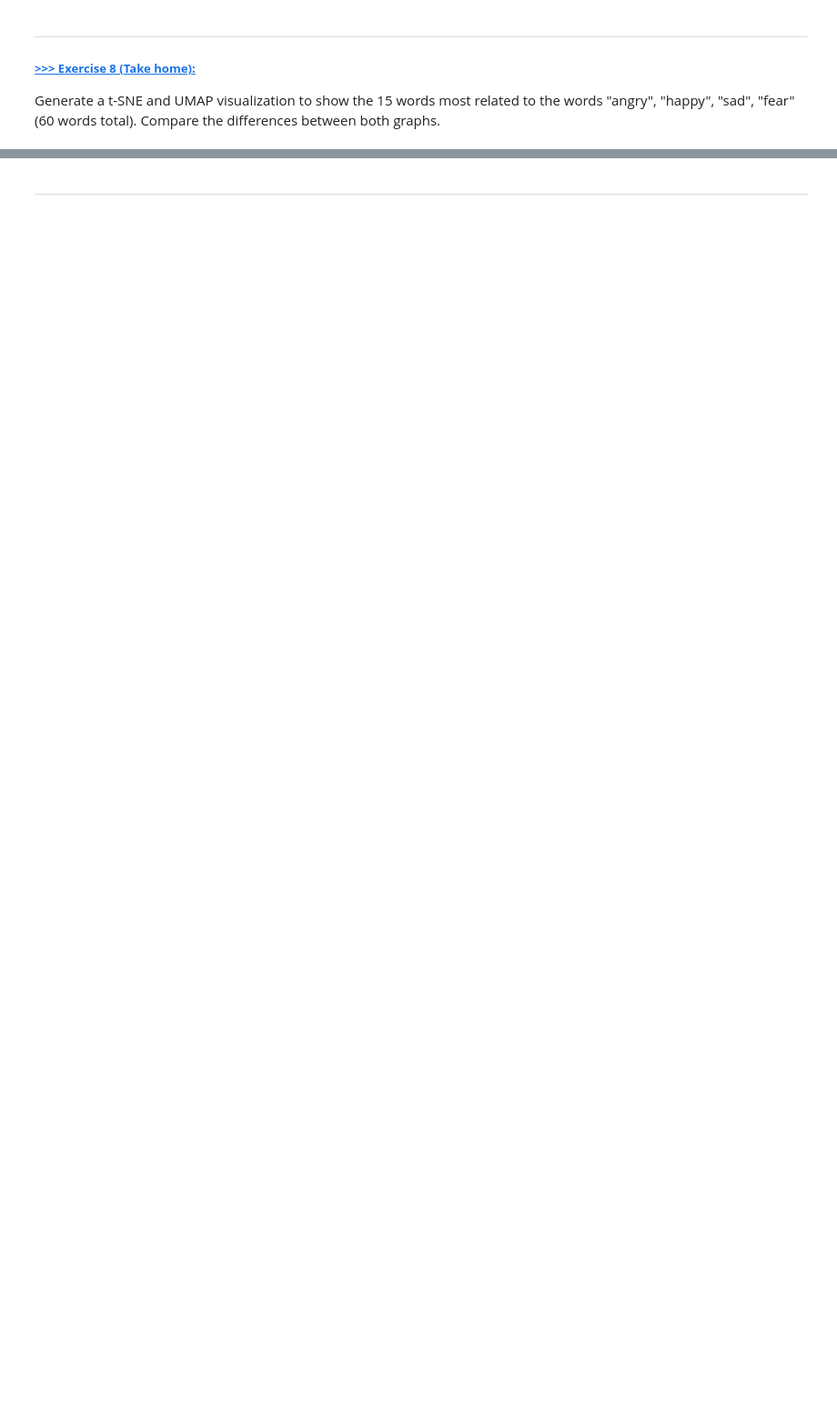
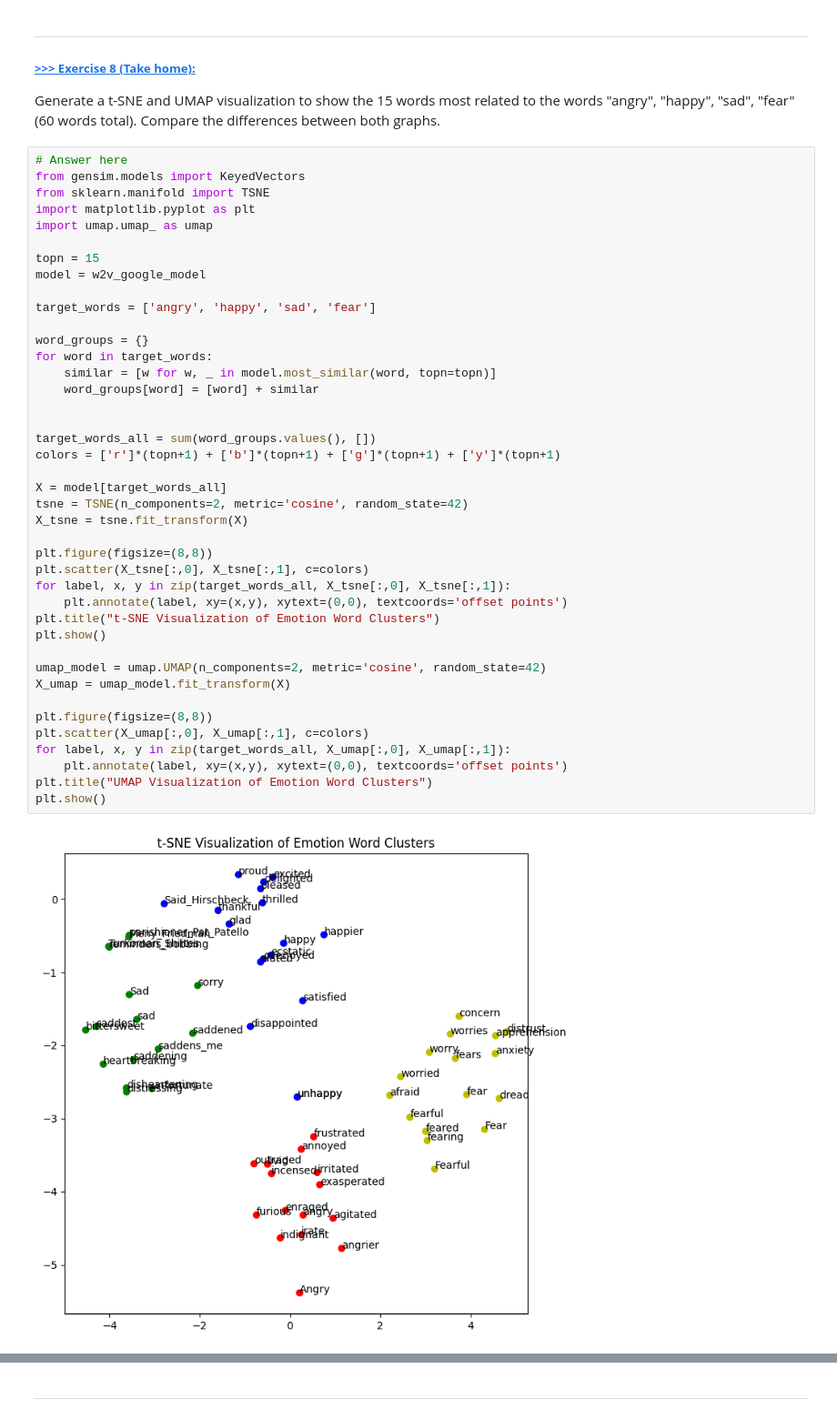
Before and after one commit to Magui4321/DM2025-Lab2-Exercise, a Jupyter notebook: DM2025-Lab2-Master-Phase_1.ipynb, the cells around one changed output, grey strips where cells are left out. Shown: that part at 91% size. Drawn from its saved outputs; the diff is of its cells as text; blank space fills up the shorter version.

```diff
--- a/DM2025-Lab2-Master-Phase_1.ipynb
+++ b/DM2025-Lab2-Master-Phase_1.ipynb
@@ -1423,3 +1401,46 @@ plt.show()
 ##### <a id='toc1_13_2_1_1_'></a>[**>>> Exercise 8 (Take home):**](#toc0_)
 
 Generate a t-SNE and UMAP visualization to show the 15 words most related to the words "angry", "happy", "sad", "fear" (60 words total). Compare the differences between both graphs.
+# %%
+# Answer here
+from gensim.models import KeyedVectors
+from sklearn.manifold import TSNE
+import matplotlib.pyplot as plt
+import umap.umap_ as umap
+
+topn = 15
+model = w2v_google_model
+
+target_words = ['angry', 'happy', 'sad', 'fear']
+
+word_groups = {}
+for word in target_words:
+    similar = [w for w, _ in model.most_similar(word, topn=topn)]
+    word_groups[word] = [word] + similar
+
+
+target_words_all = sum(word_groups.values(), [])
+colors = ['r']*(topn+1) + ['b']*(topn+1) + ['g']*(topn+1) + ['y']*(topn+1)
+
+X = model[target_words_all]
+tsne = TSNE(n_components=2, metric='cosine', random_state=42)
+X_tsne = tsne.fit_transform(X)
+
+plt.figure(figsize=(8,8))
+plt.scatter(X_tsne[:,0], X_tsne[:,1], c=colors)
+for label, x, y in zip(target_words_all, X_tsne[:,0], X_tsne[:,1]):
+    plt.annotate(label, xy=(x,y), xytext=(0,0), textcoords='offset points')
+plt.title("t-SNE Visualization of Emotion Word Clusters")
+plt.show()
+
+umap_model = umap.UMAP(n_components=2, metric='cosine', random_state=42)
+X_umap = umap_model.fit_transform(X)
+
+plt.figure(figsize=(8,8))
+plt.scatter(X_umap[:,0], X_umap[:,1], c=colors)
+for label, x, y in zip(target_words_all, X_umap[:,0], X_umap[:,1]):
+    plt.annotate(label, xy=(x,y), xytext=(0,0), textcoords='offset points')
+plt.title("UMAP Visualization of Emotion Word Clusters")
+plt.show()
+# %% [output]
+[figure, added]
```
Also changed, not shown: parts of 29 cells of this notebook, 3 other files.
